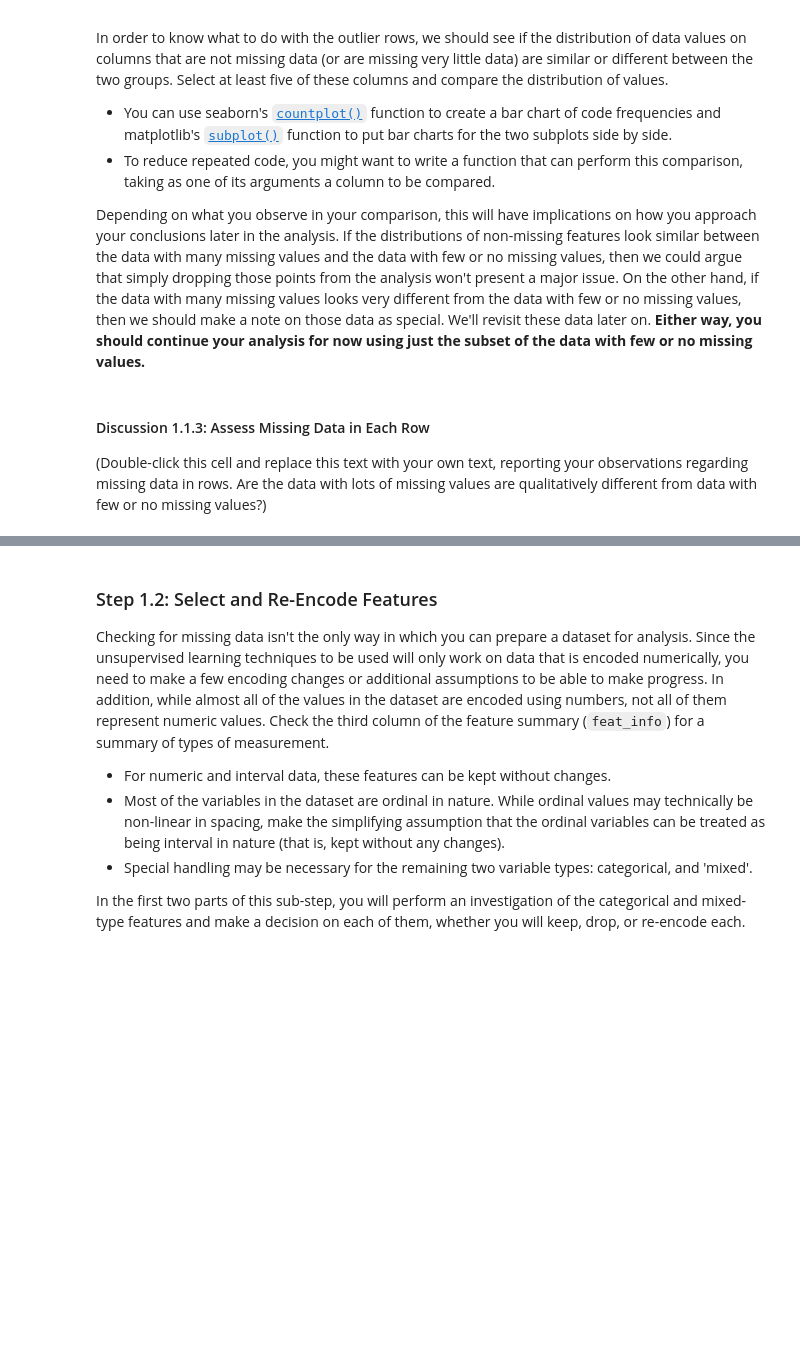
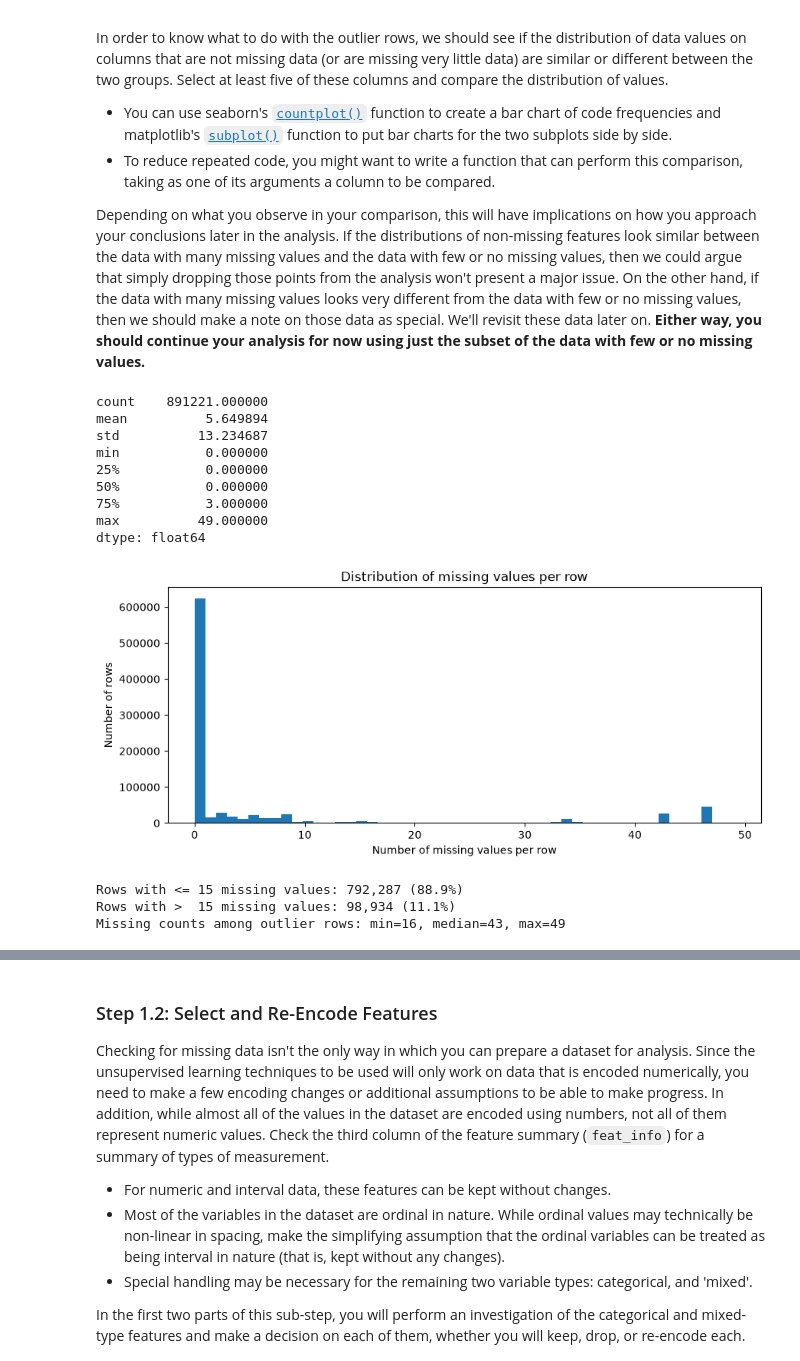
Before and after one commit to EduardoNicacio/Udacity_Introduction-to-ML-with-Pytorch_P3_Identify_Customer_Segments, a Jupyter notebook: Identify_Customer_Segments.ipynb, the cells around one changed output, grey strips where cells are left out. Saved outputs shown, nothing was run; the diff lists cells and outputs as text; code cells hidden in the pictures; blank space fills up the shorter version.

```diff
--- a/Identify_Customer_Segments.ipynb
+++ b/Identify_Customer_Segments.ipynb
@@ -101,4 +250,41 @@ Depending on what you observe in your comparison, this will have implications on
-# %% [markdown]
-#### Discussion 1.1.3: Assess Missing Data in Each Row
-
-(Double-click this cell and replace this text with your own text, reporting your observations regarding missing data in rows. Are the data with lots of missing values are qualitatively different from data with few or no missing values?)
+# %%
+# How much data is missing in each row of the dataset?
+missing_per_row = azdias.isna().sum(axis=1)
+print(missing_per_row.describe())
+
+plt.figure(figsize=(10, 4))
+plt.hist(missing_per_row, bins=50)
+plt.xlabel('Number of missing values per row')
+plt.ylabel('Number of rows')
+plt.title('Distribution of missing values per row')
+plt.show()
+# %% [output]
+count    891221.000000
+mean          5.649894
+std          13.234687
+min           0.000000
+25%           0.000000
+50%           0.000000
+75%           3.000000
+max          49.000000
+dtype: float64
+[figure, added]
+# %%
+# Write code to divide the data into two subsets based on the number of missing
+# values in each row.
+ROW_MISSING_THRESHOLD = 15
+
+azdias_clean = azdias[missing_per_row <= ROW_MISSING_THRESHOLD].copy()
+azdias_outliers = azdias[missing_per_row > ROW_MISSING_THRESHOLD].copy()
+
+print('Rows with <= {} missing values: {:,} ({:.1f}%)'.format(
+    ROW_MISSING_THRESHOLD, azdias_clean.shape[0], 100 * azdias_clean.shape[0] / azdias.shape[0]))
+print('Rows with >  {} missing values: {:,} ({:.1f}%)'.format(
+    ROW_MISSING_THRESHOLD, azdias_outliers.shape[0], 100 * azdias_outliers.shape[0] / azdias.shape[0]))
+outlier_counts = missing_per_row[missing_per_row > ROW_MISSING_THRESHOLD]
+print('Missing counts among outlier rows: min={:.0f}, median={:.0f}, max={:.0f}'.format(
+    outlier_counts.min(), outlier_counts.median(), outlier_counts.max()))
+# %% [output]
+Rows with <= 15 missing values: 792,287 (88.9%)
+Rows with >  15 missing values: 98,934 (11.1%)
+Missing counts among outlier rows: min=16, median=43, max=49
```
Also changed, not shown: parts of 66 cells of this notebook, 2 other files.
